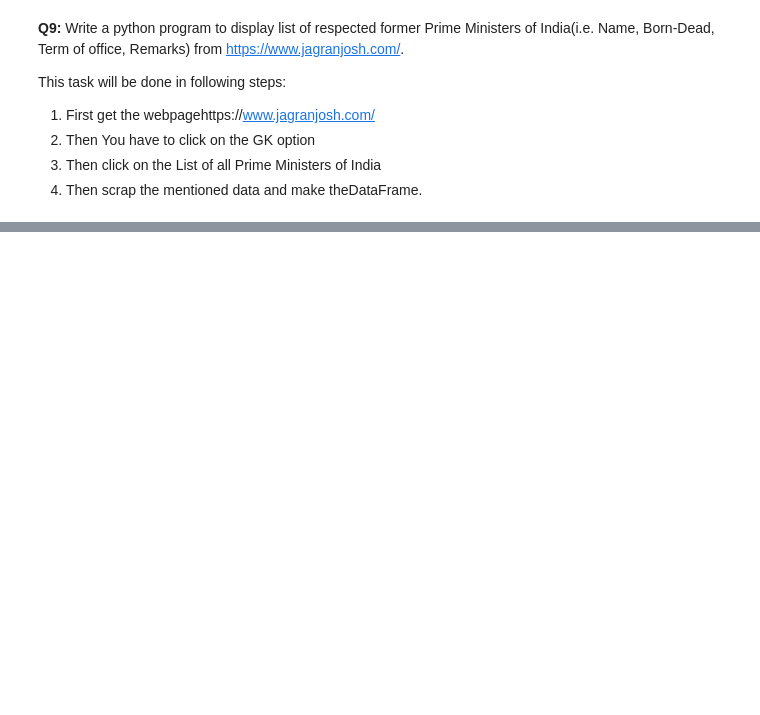
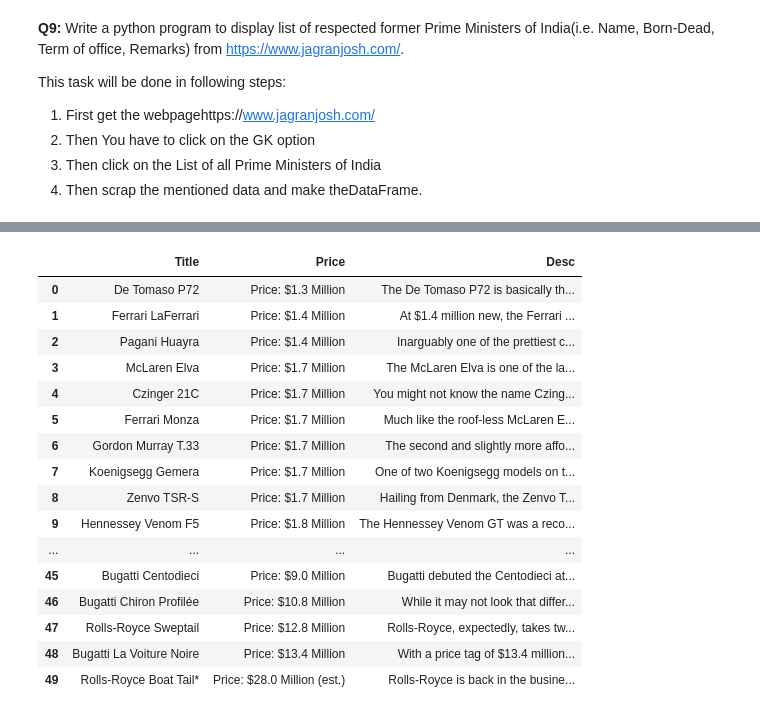
Before and after one commit to matiaga/Internship, a Jupyter notebook: Web Scraping - Assignment-2.ipynb, the cells around one changed output, grey strips where cells are left out. Cells and saved outputs as stored; diff of their text form; code cells hidden in the pictures; blank space fills up the shorter version.

```diff
--- a/Web Scraping - Assignment-2.ipynb
+++ b/Web Scraping - Assignment-2.ipynb
@@ -451,0 +992,64 @@ This task will be done in following steps:
+# %%
+driver = webdriver.Chrome()
+
+url = "https://www.motor1.com/"
+driver.get(url)
+
+wait_time = 2
+time.sleep(wait_time)
+
+try:
+
+    # Changing España for EEUU
+    switch = driver.find_element(By.XPATH, '//div[@class="m1-editions-switcher"]')
+    switch.click()
+
+    time.sleep(wait_time)
+
+    btn_eeuu = driver.find_element(By.XPATH, '//span[@class="edf edf-230"]')
+    btn_eeuu.click()
+    print("Change to EEUU market")
+
+except NoSuchElementException:
+    print("Option to change to EEUU market doesn't available")
+
+wait_time = 3
+time.sleep(wait_time)
+
+# Searching for '50 most expensive cars'
+search_word = '50 most expensive cars'
+
+try:
+    input = driver.find_element(By.ID, "search_input")
+    input.send_keys(search_word)
+
+    form = driver.find_element(By.ID, "header_search_form" )
+    form.submit()
+    print("Search found")
+
+except NoSuchElementException:
+    print("Search input wasn't find")
+
+time.sleep(wait_time)
+
+
+try:
+    # Going to the content
+    link = driver.find_element(By.XPATH, '//a[starts-with(text(), "50 Most Expensive Cars" )]')
+    link.get_attribute("outerHTML")
+    link.click()
+
+    print("Going to content...")
+
+except NoSuchElementException:
+    print("Article not available")
+
+df_exp_cars = load_content()
+display(df_exp_cars)
+
+# Saving the data in a csv file
+df_exp_cars.to_csv('webScraping2_datasets/q10_50_most_expensive_cars.csv')
+
+# cleaning driver
+driver.quit()
+# %% [output]
@@ -451,0 +1060,17 @@ This task will be done in following steps:
+|  | Title | Price | Desc |
+| 0 | De Tomaso P72 | Price: $1.3 Million | The De Tomaso P72 is basically th... |
+| 1 | Ferrari LaFerrari | Price: $1.4 Million | At $1.4 million new, the Ferrari ... |
+| 2 | Pagani Huayra | Price: $1.4 Million | Inarguably one of the prettiest c... |
+| 3 | McLaren Elva | Price: $1.7 Million | The McLaren Elva is one of the la... |
+| 4 | Czinger 21C | Price: $1.7 Million | You might not know the name Czing... |
+| 5 | Ferrari Monza | Price: $1.7 Million | Much like the roof-less McLaren E... |
+| 6 | Gordon Murray T.33 | Price: $1.7 Million | The second and slightly more affo... |
+| 7 | Koenigsegg Gemera | Price: $1.7 Million | One of two Koenigsegg models on t... |
+| 8 | Zenvo TSR-S | Price: $1.7 Million | Hailing from Denmark, the Zenvo T... |
+| 9 | Hennessey Venom F5 | Price: $1.8 Million | The Hennessey Venom GT was a reco... |
+| ... | ... | ... | ... |
+| 45 | Bugatti Centodieci | Price: $9.0 Million | Bugatti debuted the Centodieci at... |
+| 46 | Bugatti Chiron Profilée | Price: $10.8 Million | While it may not look that differ... |
+| 47 | Rolls-Royce Sweptail | Price: $12.8 Million | Rolls-Royce, expectedly, takes tw... |
+| 48 | Bugatti La Voiture Noire | Price: $13.4 Million | With a price tag of $13.4 million... |
+| 49 | Rolls-Royce Boat Tail* | Price: $28.0 Million (est.) | Rolls-Royce is back in the busine... |
```
Also changed, not shown: parts of 51 cells of this notebook, 7 other files.
